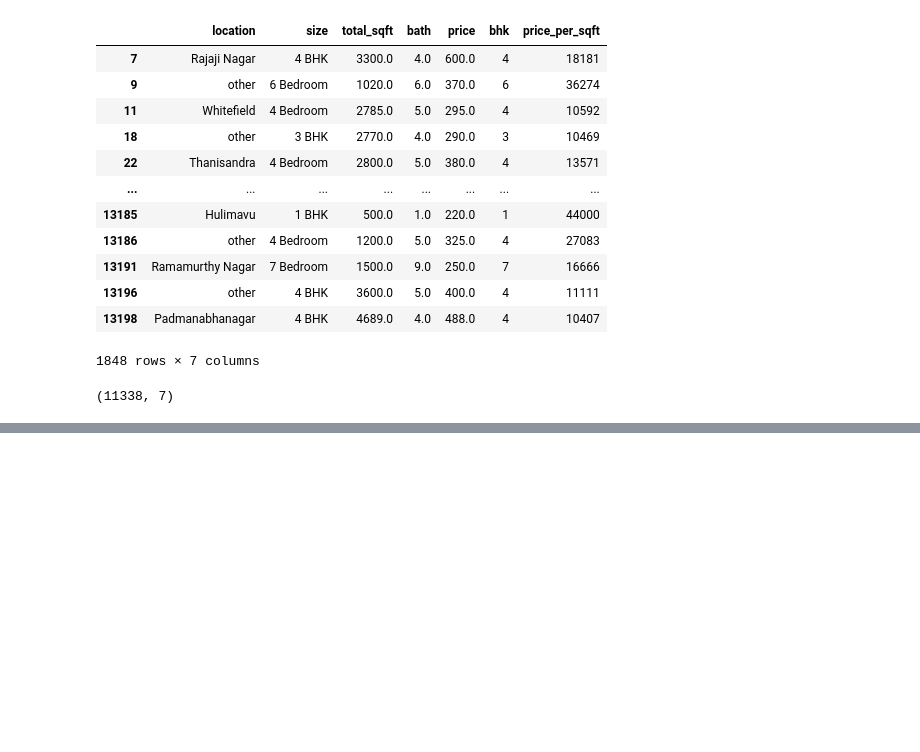
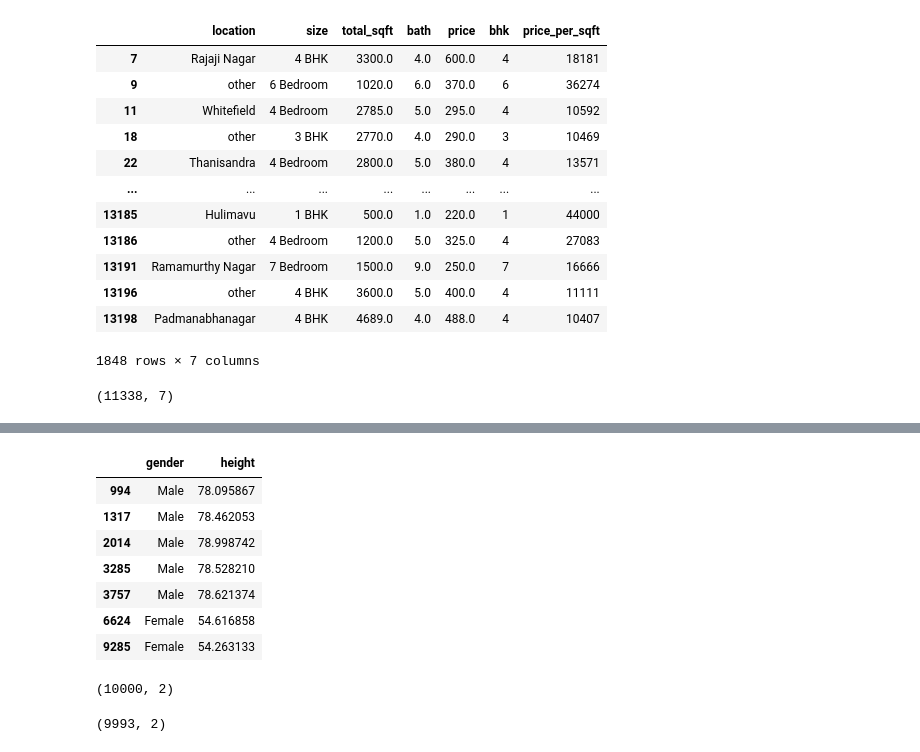
Before and after one commit to saddarudin/google_colab, a Jupyter notebook: ml_outlier.ipynb, the cells around one changed output, grey strips where cells are left out. Cells and saved outputs as stored; diff of their text form; code cells hidden in the pictures; blank space fills up the shorter version.

```diff
--- a/ml_outlier.ipynb
+++ b/ml_outlier.ipynb
@@ -142,0 +173,20 @@ df1.shape
+# %%
+df2[(df2.height<lower_limit) | (df2.height>upper_limit)]
+# %% [output]
+|  | gender | height |
+| 994 | Male | 78.095867 |
+| 1317 | Male | 78.462053 |
+| 2014 | Male | 78.998742 |
+| 3285 | Male | 78.528210 |
+| 3757 | Male | 78.621374 |
+| 6624 | Female | 54.616858 |
+| 9285 | Female | 54.263133 |
+# %%
+df2.shape
+# %% [output]
+(10000, 2)
+# %%
+df2 = df2[(df2.height>lower_limit) & (df2.height<upper_limit)]
+df2.shape
+# %% [output]
+(9993, 2)
```
Also changed, not shown: parts of 6 cells of this notebook.
